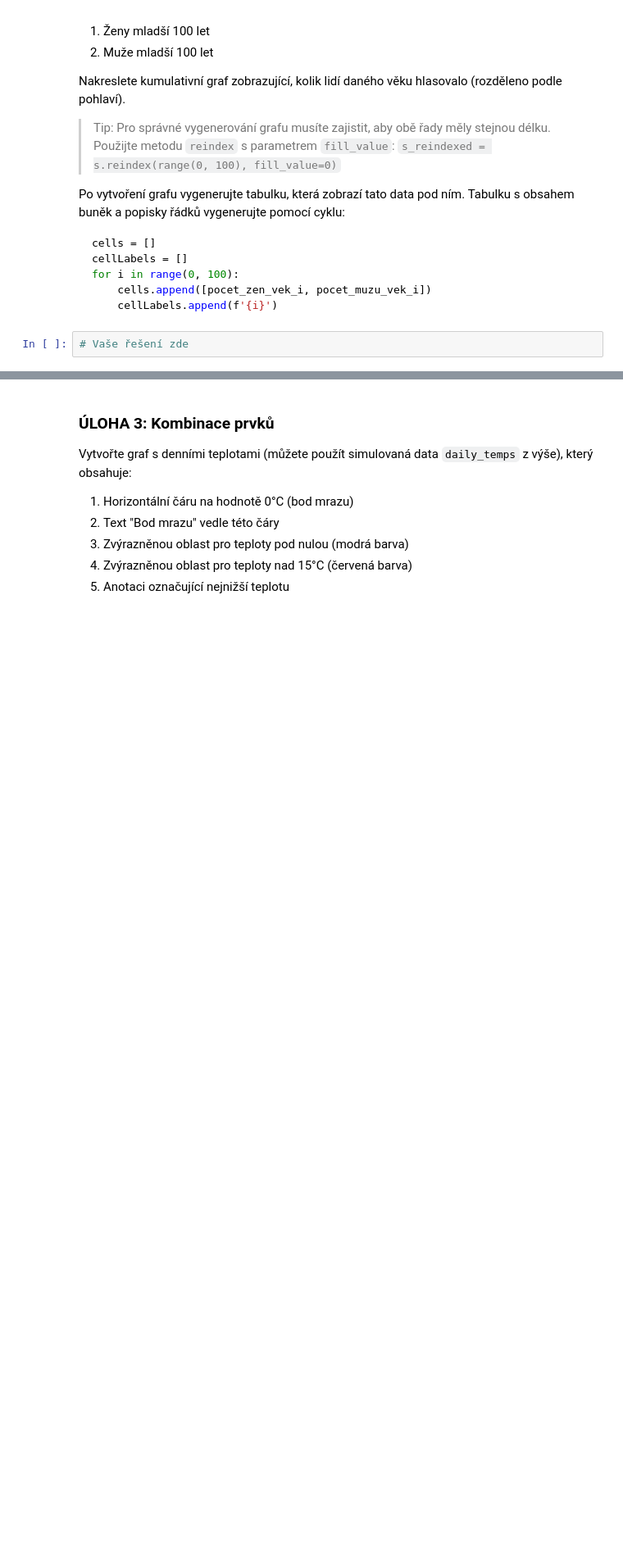
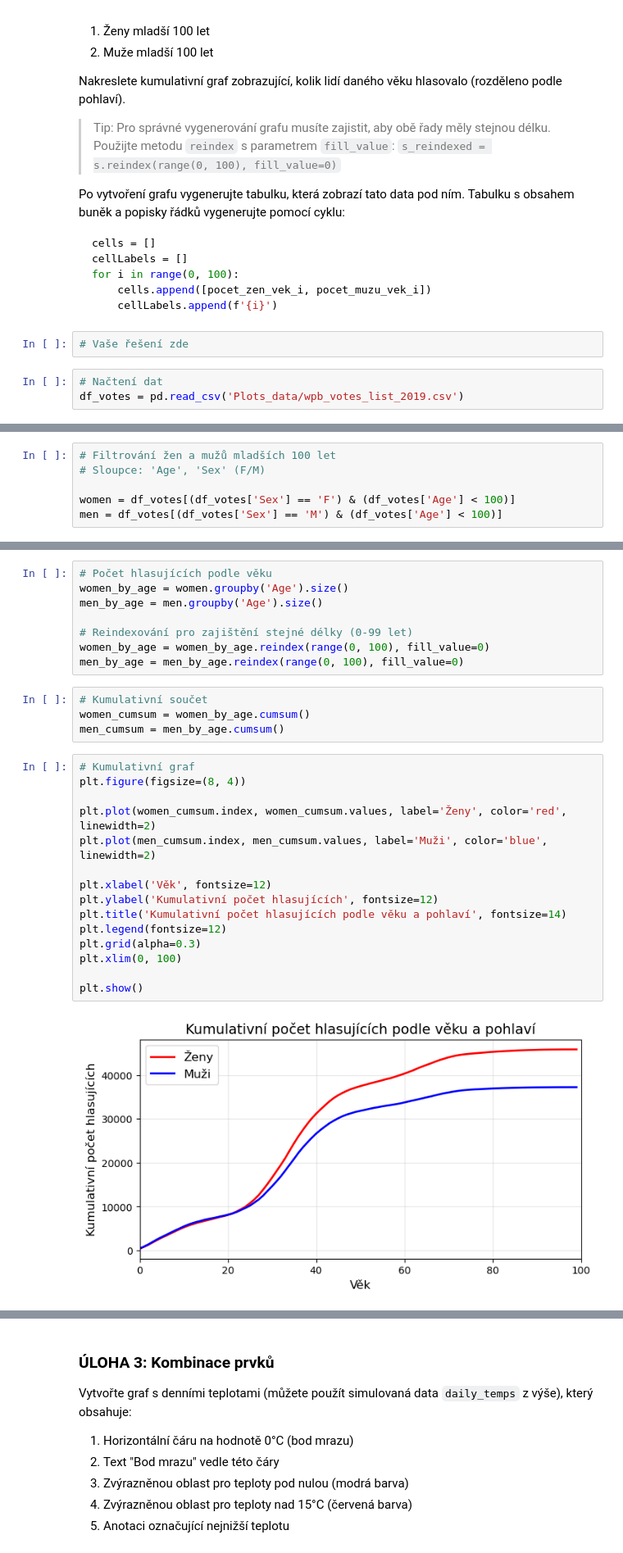
Before and after one commit to danakozakova/Python-CodersLab, a Jupyter notebook: Day_7/Day_7_04_Additional_plot_elements_reseni.ipynb, the cells around one changed output, grey strips where cells are left out. Shown at 82% size. Drawn from its saved outputs; the diff is of its cells as text; blank space fills up the shorter version.

````diff
--- a/Day_7/Day_7_04_Additional_plot_elements_reseni.ipynb
+++ b/Day_7/Day_7_04_Additional_plot_elements_reseni.ipynb
@@ -519,3 +632,6 @@ for i in range(0, 100):
 ```
 # %%
 # Vaše řešení zde
+# %%
+# Načtení dat
+df_votes = pd.read_csv('Plots_data/wpb_votes_list_2019.csv')
@@ -521,0 +651,6 @@ for i in range(0, 100):
+# %%
+# Filtrování žen a mužů mladších 100 let
+# Sloupce: 'Age', 'Sex' (F/M)
+
+women = df_votes[(df_votes['Sex'] == 'F') & (df_votes['Age'] < 100)]
+men = df_votes[(df_votes['Sex'] == 'M') & (df_votes['Age'] < 100)]
@@ -521,0 +663,29 @@ for i in range(0, 100):
+# %%
+# Počet hlasujících podle věku
+women_by_age = women.groupby('Age').size()
+men_by_age = men.groupby('Age').size()
+
+# Reindexování pro zajištění stejné délky (0-99 let)
+women_by_age = women_by_age.reindex(range(0, 100), fill_value=0)
+men_by_age = men_by_age.reindex(range(0, 100), fill_value=0)
+# %%
+# Kumulativní součet
+women_cumsum = women_by_age.cumsum()
+men_cumsum = men_by_age.cumsum()
+# %%
+# Kumulativní graf
+plt.figure(figsize=(8, 4))
+
+plt.plot(women_cumsum.index, women_cumsum.values, label='Ženy', color='red', linewidth=2)
+plt.plot(men_cumsum.index, men_cumsum.values, label='Muži', color='blue', linewidth=2)
+
+plt.xlabel('Věk', fontsize=12)
+plt.ylabel('Kumulativní počet hlasujících', fontsize=12)
+plt.title('Kumulativní počet hlasujících podle věku a pohlaví', fontsize=14)
+plt.legend(fontsize=12)
+plt.grid(alpha=0.3)
+plt.xlim(0, 100)
+
+plt.show()
+# %% [output]
+[figure, added]
````
Also changed, not shown: parts of 15 cells of this notebook.
